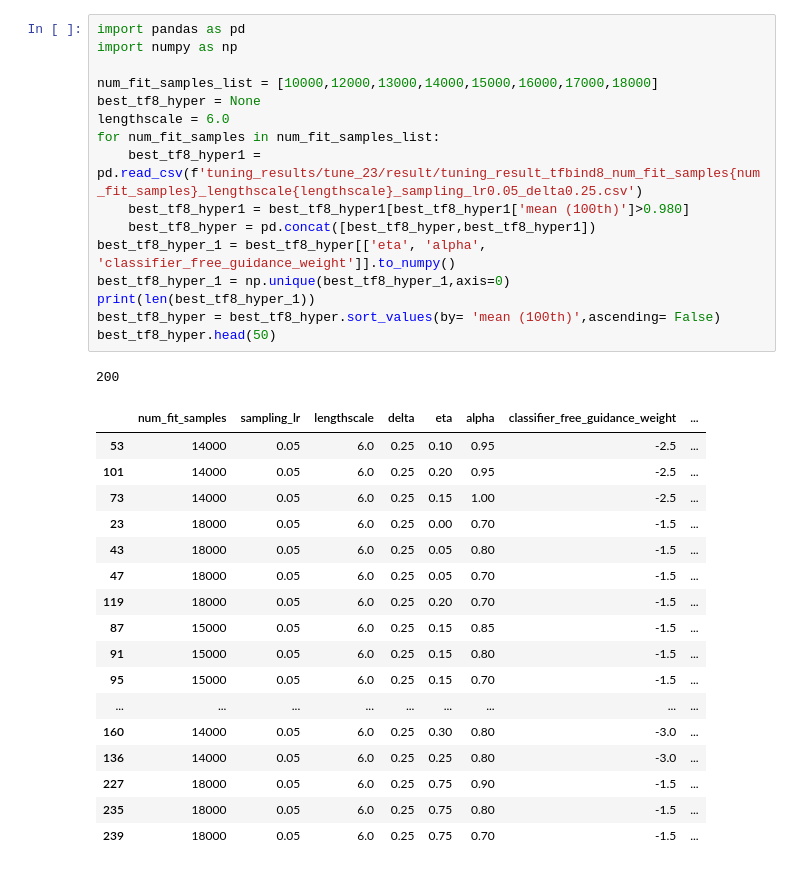
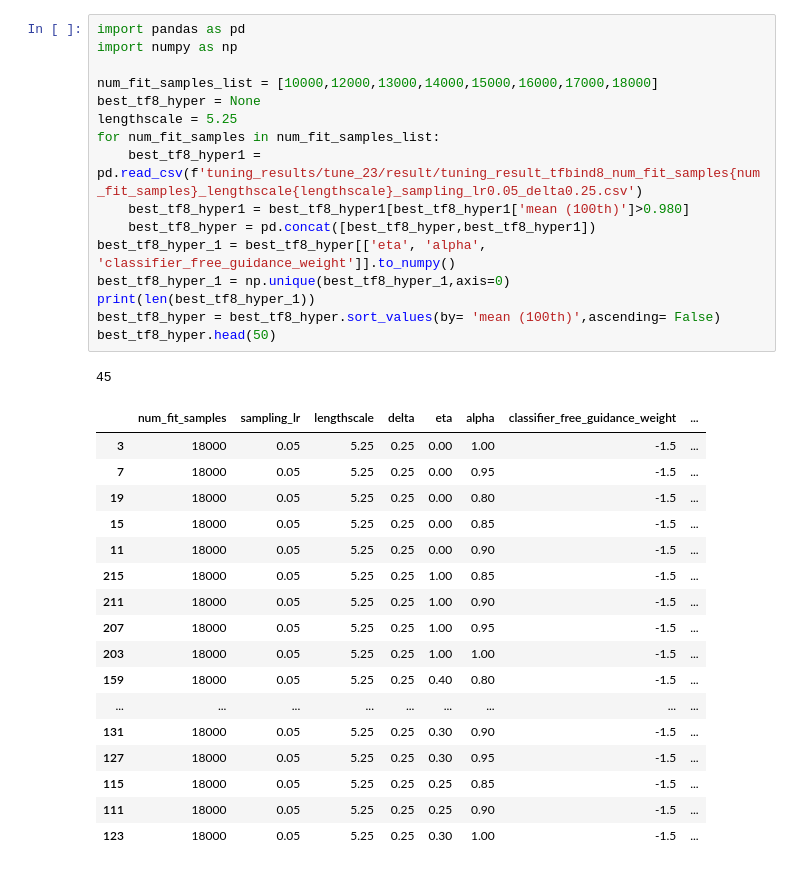
Before and after one commit to HungTT912/L2HD-setting-2, a Jupyter notebook: test.ipynb, the cells around one changed output. Drawn from its saved outputs; the diff is of its cells as text.

```diff
--- a/test.ipynb
+++ b/test.ipynb
@@ -24,38 +9,38 @@ df
 # %%
 import pandas as pd
 import numpy as np
 
 num_fit_samples_list = [10000,12000,13000,14000,15000,16000,17000,18000]
 best_tf8_hyper = None
-lengthscale = 6.0
+lengthscale = 5.25
 for num_fit_samples in num_fit_samples_list:
     best_tf8_hyper1 =  pd.read_csv(f'tuning_results/tune_23/result/tuning_result_tfbind8_num_fit_samples{num_fit_samples}_lengthscale{lengthscale}_sampling_lr0.05_delta0.25.csv')
     best_tf8_hyper1 = best_tf8_hyper1[best_tf8_hyper1['mean (100th)']>0.980]
     best_tf8_hyper = pd.concat([best_tf8_hyper,best_tf8_hyper1])
 best_tf8_hyper_1 = best_tf8_hyper[['eta', 'alpha', 'classifier_free_guidance_weight']].to_numpy()
 best_tf8_hyper_1 = np.unique(best_tf8_hyper_1,axis=0)
 print(len(best_tf8_hyper_1))
 best_tf8_hyper = best_tf8_hyper.sort_values(by= 'mean (100th)',ascending= False)
 best_tf8_hyper.head(50)
 # %% [output]
-200
+45
 |  | num_fit_samples | sampling_lr | lengthscale | delta | eta | alpha | classifier_free_guidance_weight | ... |
-| 53 | 14000 | 0.05 | 6.0 | 0.25 | 0.10 | 0.95 | -2.5 | ... |
-| 101 | 14000 | 0.05 | 6.0 | 0.25 | 0.20 | 0.95 | -2.5 | ... |
-| 73 | 14000 | 0.05 | 6.0 | 0.25 | 0.15 | 1.00 | -2.5 | ... |
-| 23 | 18000 | 0.05 | 6.0 | 0.25 | 0.00 | 0.70 | -1.5 | ... |
-| 43 | 18000 | 0.05 | 6.0 | 0.25 | 0.05 | 0.80 | -1.5 | ... |
-| 47 | 18000 | 0.05 | 6.0 | 0.25 | 0.05 | 0.70 | -1.5 | ... |
-| 119 | 18000 | 0.05 | 6.0 | 0.25 | 0.20 | 0.70 | -1.5 | ... |
-| 87 | 15000 | 0.05 | 6.0 | 0.25 | 0.15 | 0.85 | -1.5 | ... |
-| 91 | 15000 | 0.05 | 6.0 | 0.25 | 0.15 | 0.80 | -1.5 | ... |
-| 95 | 15000 | 0.05 | 6.0 | 0.25 | 0.15 | 0.70 | -1.5 | ... |
+| 3 | 18000 | 0.05 | 5.25 | 0.25 | 0.00 | 1.00 | -1.5 | ... |
+| 7 | 18000 | 0.05 | 5.25 | 0.25 | 0.00 | 0.95 | -1.5 | ... |
+| 19 | 18000 | 0.05 | 5.25 | 0.25 | 0.00 | 0.80 | -1.5 | ... |
+| 15 | 18000 | 0.05 | 5.25 | 0.25 | 0.00 | 0.85 | -1.5 | ... |
+| 11 | 18000 | 0.05 | 5.25 | 0.25 | 0.00 | 0.90 | -1.5 | ... |
+| 215 | 18000 | 0.05 | 5.25 | 0.25 | 1.00 | 0.85 | -1.5 | ... |
+| 211 | 18000 | 0.05 | 5.25 | 0.25 | 1.00 | 0.90 | -1.5 | ... |
+| 207 | 18000 | 0.05 | 5.25 | 0.25 | 1.00 | 0.95 | -1.5 | ... |
+| 203 | 18000 | 0.05 | 5.25 | 0.25 | 1.00 | 1.00 | -1.5 | ... |
+| 159 | 18000 | 0.05 | 5.25 | 0.25 | 0.40 | 0.80 | -1.5 | ... |
 | ... | ... | ... | ... | ... | ... | ... | ... | ... |
-| 160 | 14000 | 0.05 | 6.0 | 0.25 | 0.30 | 0.80 | -3.0 | ... |
-| 136 | 14000 | 0.05 | 6.0 | 0.25 | 0.25 | 0.80 | -3.0 | ... |
-| 227 | 18000 | 0.05 | 6.0 | 0.25 | 0.75 | 0.90 | -1.5 | ... |
-| 235 | 18000 | 0.05 | 6.0 | 0.25 | 0.75 | 0.80 | -1.5 | ... |
-| 239 | 18000 | 0.05 | 6.0 | 0.25 | 0.75 | 0.70 | -1.5 | ... |
+| 131 | 18000 | 0.05 | 5.25 | 0.25 | 0.30 | 0.90 | -1.5 | ... |
+| 127 | 18000 | 0.05 | 5.25 | 0.25 | 0.30 | 0.95 | -1.5 | ... |
+| 115 | 18000 | 0.05 | 5.25 | 0.25 | 0.25 | 0.85 | -1.5 | ... |
+| 111 | 18000 | 0.05 | 5.25 | 0.25 | 0.25 | 0.90 | -1.5 | ... |
+| 123 | 18000 | 0.05 | 5.25 | 0.25 | 0.30 | 1.00 | -1.5 | ... |
 # %%
 import pandas as pd
 
```
Also changed, not shown: parts of 8 cells of this notebook, 30 other files.
